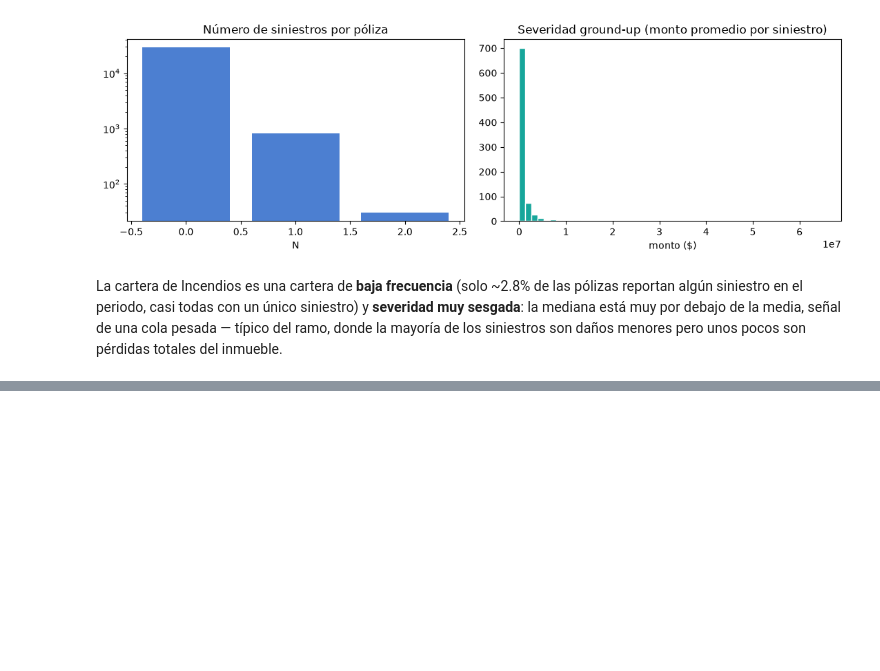
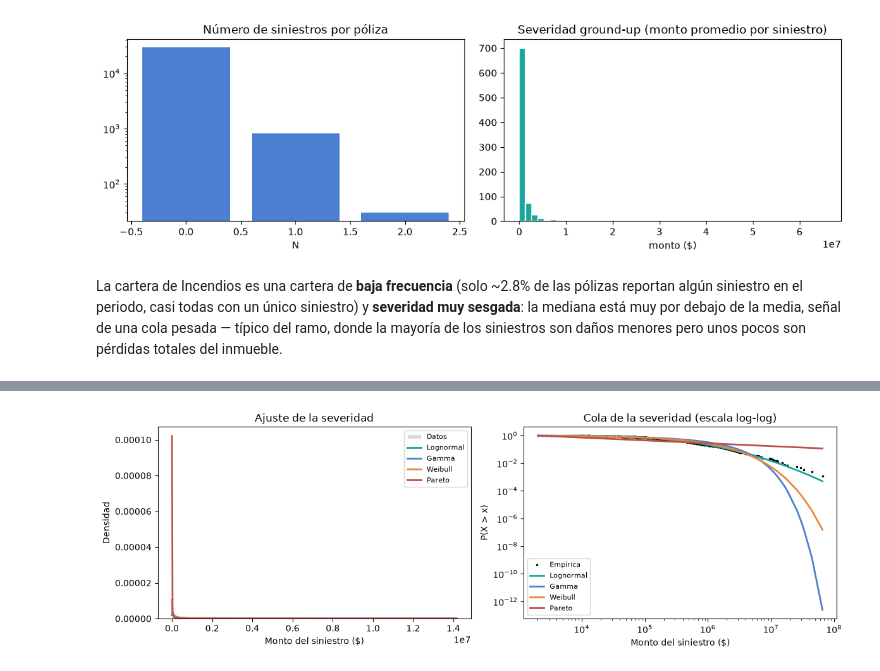
Before and after one commit to Ericdaniel78/MASDFR_20271, a Jupyter notebook: entregas/equipo_08/Practica_01/Practica_01_Equipo_08.ipynb, the cells around one changed output, grey strips where cells are left out. Drawn from its saved outputs; the diff is of its cells as text; code cells hidden in the pictures; blank space fills up the shorter version.

Commit message:
Completo inciso b severidad de Incendio

```diff
--- a/entregas/equipo_08/Practica_01/Practica_01_Equipo_08.ipynb
+++ b/entregas/equipo_08/Practica_01/Practica_01_Equipo_08.ipynb
@@ -108,0 +122,17 @@ inmueble.
+# %%
+# ─── Severidad ground-up ────────────────────────────────────────────────
+
+x = con["monto_promedio_siniestro"].dropna().values
+x = x[x > 0]
+
+media = x.mean()
+mediana = np.median(x)
+cv = x.std(ddof=1) / media
+razon = media / mediana
+
+print(f"Número de observaciones de severidad : {len(x):,}")
+print(f"Media                              : ${media:,.0f}")
+print(f"Mediana                            : ${mediana:,.0f}")
+print(f"Media / mediana                    : {razon:.2f}")
+print(f"Coeficiente de variación           : {cv:.2f}")
+print(f"Máximo observado                   : ${x.max():,.0f}")
@@ -108,0 +219,77 @@ inmueble.
+# %%
+# ─── Diagnóstico gráfico: ajuste y comportamiento de la cola ────────────
+
+colores = {
+    "Lognormal": "#17A69B",
+    "Gamma": "#4C7FD1",
+    "Weibull": "#E8873C",
+    "Pareto": "#C0504D"
+}
+
+# Percentil 99 para visualizar mejor el cuerpo de los datos
+p99 = np.percentile(x, 99)
+grid = np.linspace(x.min(), p99, 500)
+
+fig, ax = plt.subplots(1, 2, figsize=(12, 4))
+
+# ── Histograma + densidades ajustadas ──
+ax[0].hist(
+    x,
+    bins=70,
+    density=True,
+    range=(x.min(), p99),
+    color="#d9d9d9",
+    edgecolor="white",
+    label="Datos"
+)
+
+for nombre, (dist, params) in ajustes.items():
+    ax[0].plot(
+        grid,
+        dist.pdf(grid, *params),
+        color=colores[nombre],
+        lw=2,
+        label=nombre
+    )
+
+ax[0].set_title("Ajuste de la severidad")
+ax[0].set_xlabel("Monto del siniestro ($)")
+ax[0].set_ylabel("Densidad")
+ax[0].legend(fontsize=8)
+
+
+# ── Función de supervivencia: cola ──
+xs = np.sort(x)
+
+S_emp = 1 - np.arange(1, len(xs) + 1) / (len(xs) + 1)
+
+ax[1].plot(
+    xs,
+    S_emp,
+    ".",
+    color="black",
+    markersize=3,
+    label="Empírica"
+)
+
+for nombre, (dist, params) in ajustes.items():
+    ax[1].plot(
+        xs,
+        dist.sf(xs, *params),
+        color=colores[nombre],
+        lw=2,
+        label=nombre
+    )
+
+ax[1].set_xscale("log")
+ax[1].set_yscale("log")
+
+ax[1].set_title("Cola de la severidad (escala log-log)")
+ax[1].set_xlabel("Monto del siniestro ($)")
+ax[1].set_ylabel("P(X > x)")
+ax[1].legend(fontsize=8)
+
+plt.tight_layout()
+plt.show()
+# %% [output]
+[figure, added]
```
Also changed, not shown: parts of 12 cells of this notebook.
